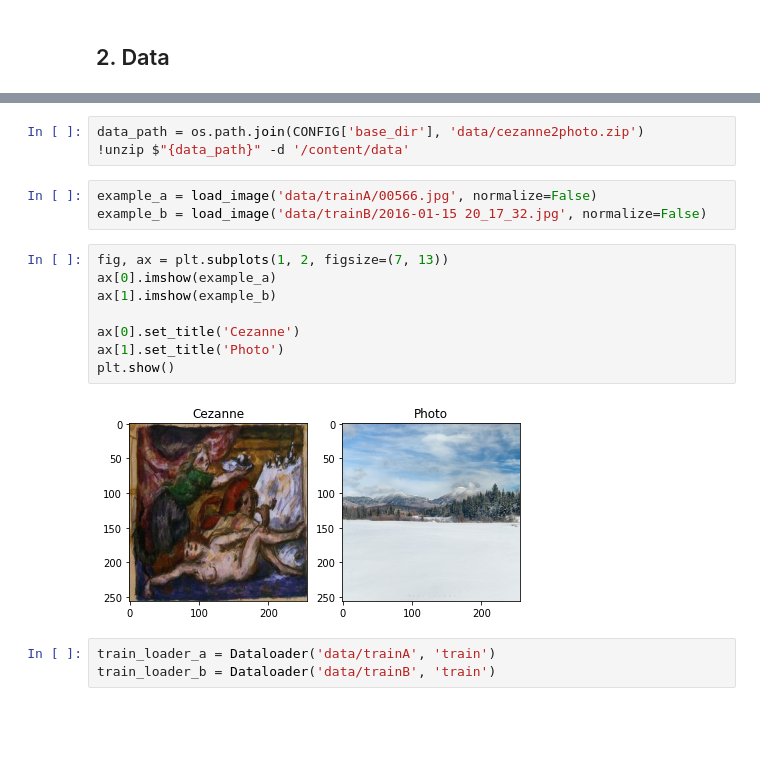
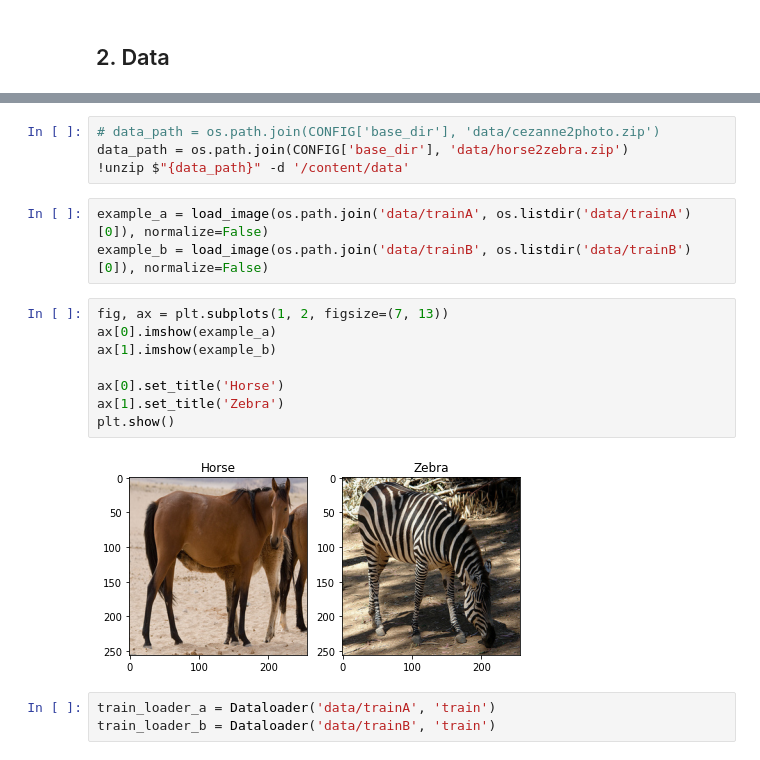
Before and after one commit to yongsun-yoon/deep-learning-paper-implementation-tensorflow, a Jupyter notebook: 02_Vision/Unpaired_Image_to_Image_Translation_using_Cycle_Consistent_Adversarial_Networks.ipynb, the cells around one changed output, grey strips where cells are left out. Cells and saved outputs as stored; diff of their text form; blank space fills up the shorter version.

```diff
--- a/02_Vision/Unpaired_Image_to_Image_Translation_using_Cycle_Consistent_Adversarial_Networks.ipynb
+++ b/02_Vision/Unpaired_Image_to_Image_Translation_using_Cycle_Consistent_Adversarial_Networks.ipynb
@@ -85,21 +84,22 @@ def data_generator(train_loader_a, train_loader_b):
         b = train_loader_b.next()
         yield a, b
 # %%
-data_path = os.path.join(CONFIG['base_dir'], 'data/cezanne2photo.zip')
+# data_path = os.path.join(CONFIG['base_dir'], 'data/cezanne2photo.zip')
+data_path = os.path.join(CONFIG['base_dir'], 'data/horse2zebra.zip')
 !unzip $"{data_path}" -d '/content/data'
 # %%
-example_a = load_image('data/trainA/00566.jpg', normalize=False)
-example_b = load_image('data/trainB/2016-01-15 20_17_32.jpg', normalize=False)
+example_a = load_image(os.path.join('data/trainA', os.listdir('data/trainA')[0]), normalize=False)
+example_b = load_image(os.path.join('data/trainB', os.listdir('data/trainB')[0]), normalize=False)
 # %%
 fig, ax = plt.subplots(1, 2, figsize=(7, 13))
 ax[0].imshow(example_a)
 ax[1].imshow(example_b)
 
-ax[0].set_title('Cezanne')
-ax[1].set_title('Photo')
+ax[0].set_title('Horse')
+ax[1].set_title('Zebra')
 plt.show()
 # %% [output]
-[figure, old version]
+[figure, new version]
 # %%
 train_loader_a = Dataloader('data/trainA', 'train')
 train_loader_b = Dataloader('data/trainB', 'train')
```
Also changed, not shown: parts of 10 cells of this notebook, 2 other files.
